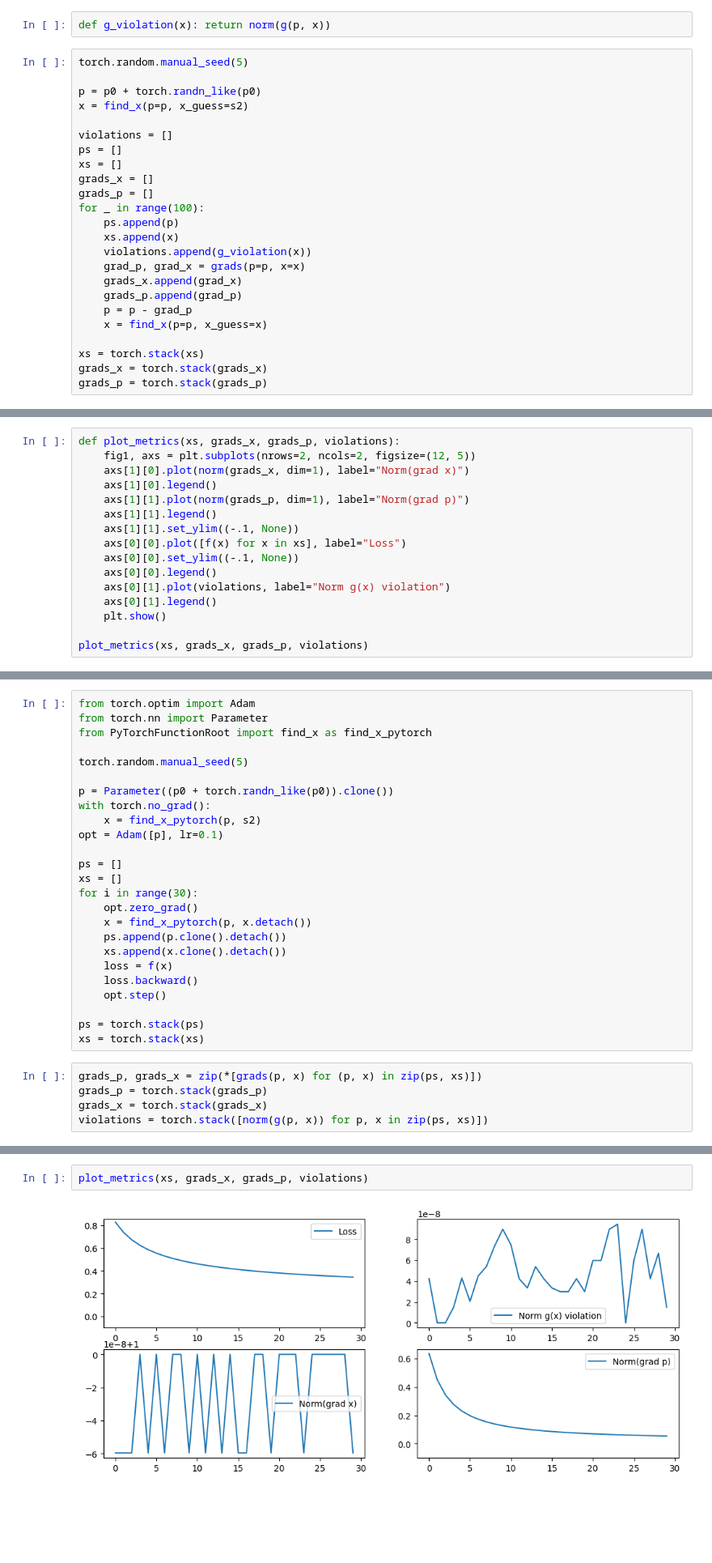
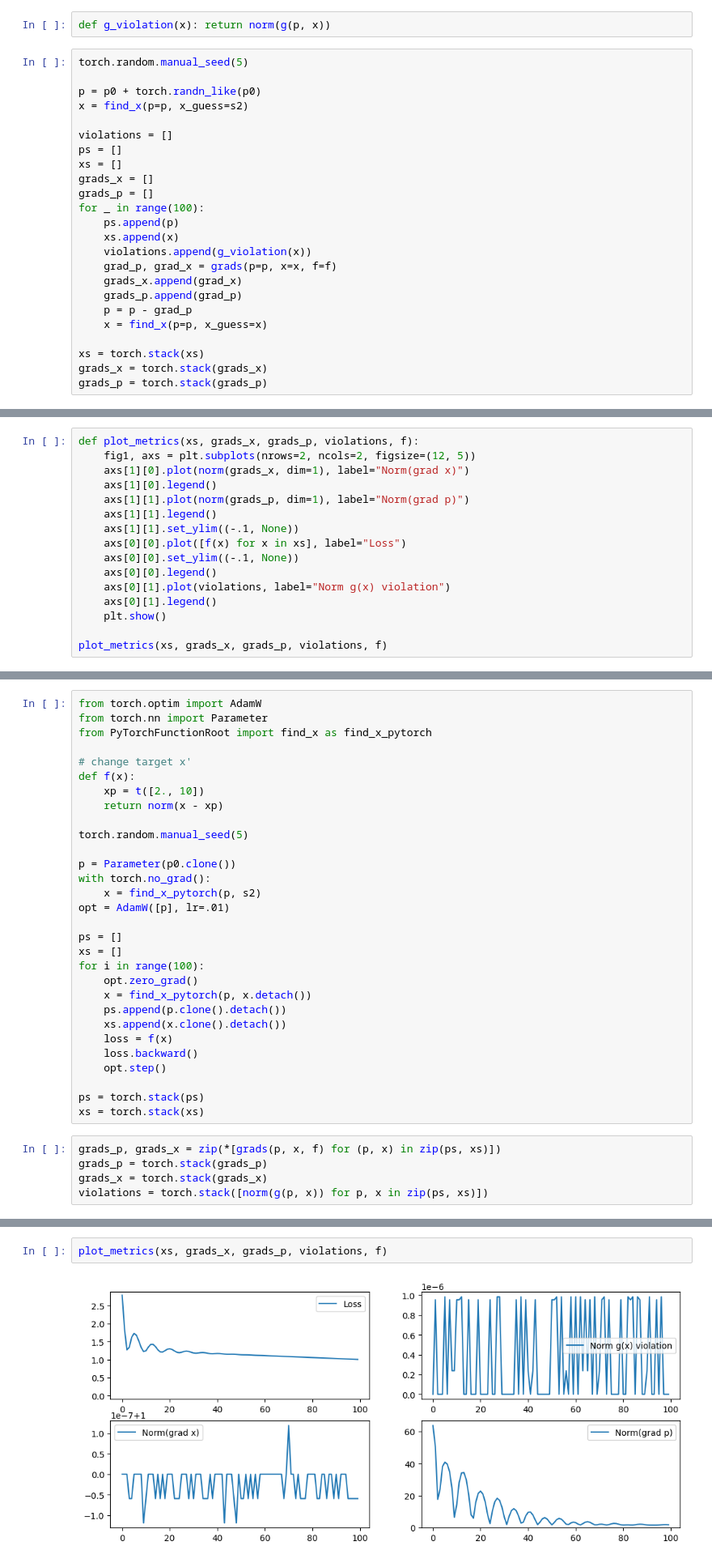
Before and after one commit to tomasruizt/Code-Along, a Jupyter notebook: matrix-calculus/8.3 Adjoint Differentiation Through Non-Linear System of Equations.ipynb, the cells around one changed output, grey strips where cells are left out. Shown: that part at 81% size. Saved outputs shown, nothing was run; the diff lists cells and outputs as text; blank space fills up the shorter version.

```diff
--- a/matrix-calculus/8.3 Adjoint Differentiation Through Non-Linear System of Equations.ipynb
+++ b/matrix-calculus/8.3 Adjoint Differentiation Through Non-Linear System of Equations.ipynb
@@ -170,7 +170,7 @@ for _ in range(100):
     ps.append(p)
     xs.append(x)
     violations.append(g_violation(x))
-    grad_p, grad_x = grads(p=p, x=x)
+    grad_p, grad_x = grads(p=p, x=x, f=f)
     grads_x.append(grad_x)
     grads_p.append(grad_p)
     p = p - grad_p
@@ -189,7 +189,7 @@ plot_progression(xs, grads_x)
 # %% [output]
 [figure]
 # %%
-def plot_metrics(xs, grads_x, grads_p, violations):
+def plot_metrics(xs, grads_x, grads_p, violations, f):
     fig1, axs = plt.subplots(nrows=2, ncols=2, figsize=(12, 5))
     axs[1][0].plot(norm(grads_x, dim=1), label="Norm(grad x)")
     axs[1][0].legend()
@@ -203,7 +203,7 @@ def plot_metrics(xs, grads_x, grads_p, violations):
     axs[0][1].legend()
     plt.show()
 
-plot_metrics(xs, grads_x, grads_p, violations)
+plot_metrics(xs, grads_x, grads_p, violations, f)
 # %% [output]
 [figure]
 # %% [markdown]
@@ -214,20 +214,25 @@ We solve the non-linear system using a non-differentiable Scipy procedure. Never
 # Custom PyTorch Function
 Now I will build a custom PyTorch `Function`. The idea is to be able to plug in our non-linear system solver, e.g. a SciPy `root()` call, and still be able to optimize using the classic PyTorch `loss.backward()` idiom. Above we have shown that we can optimize through the `root()` call, but have not integrated with the native PyTorch optimization idioms.
 # %%
-from torch.optim import Adam
+from torch.optim import AdamW
 from torch.nn import Parameter
 from PyTorchFunctionRoot import find_x as find_x_pytorch
 
+# change target x'
+def f(x):
+    xp = t([2., 10])
+    return norm(x - xp)
+
 torch.random.manual_seed(5)
 
-p = Parameter((p0 + torch.randn_like(p0)).clone())
+p = Parameter(p0.clone())
 with torch.no_grad():
     x = find_x_pytorch(p, s2)
-opt = Adam([p], lr=0.1)
+opt = AdamW([p], lr=.01)
 
 ps = []
 xs = []
-for i in range(30):
+for i in range(100):
     opt.zero_grad()
     x = find_x_pytorch(p, x.detach())
     ps.append(p.clone().detach())
@@ -239,7 +244,7 @@ for i in range(30):
 ps = torch.stack(ps)
 xs = torch.stack(xs)
 # %%
-grads_p, grads_x = zip(*[grads(p, x) for (p, x) in zip(ps, xs)])
+grads_p, grads_x = zip(*[grads(p, x, f) for (p, x) in zip(ps, xs)])
 grads_p = torch.stack(grads_p)
 grads_x = torch.stack(grads_x)
 violations = torch.stack([norm(g(p, x)) for p, x in zip(ps, xs)])
@@ -250,4 +255,4 @@ plot_progression(xs, grads_x)
 # %%
-plot_metrics(xs, grads_x, grads_p, violations)
+plot_metrics(xs, grads_x, grads_p, violations, f)
 # %% [output]
-[figure, old version]
+[figure, new version]
```
Also changed, not shown: parts of 3 cells of this notebook.
